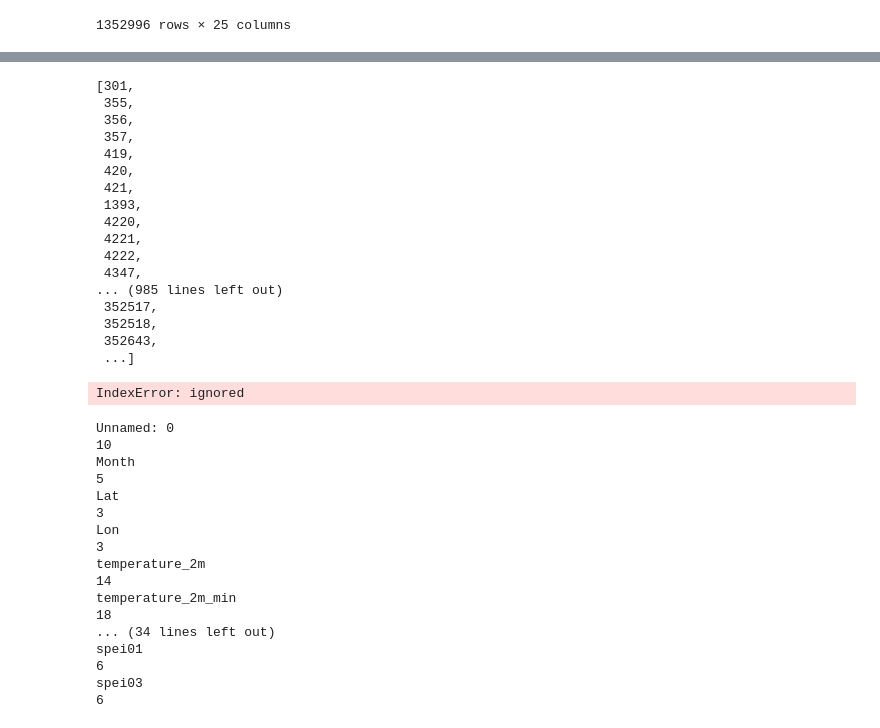
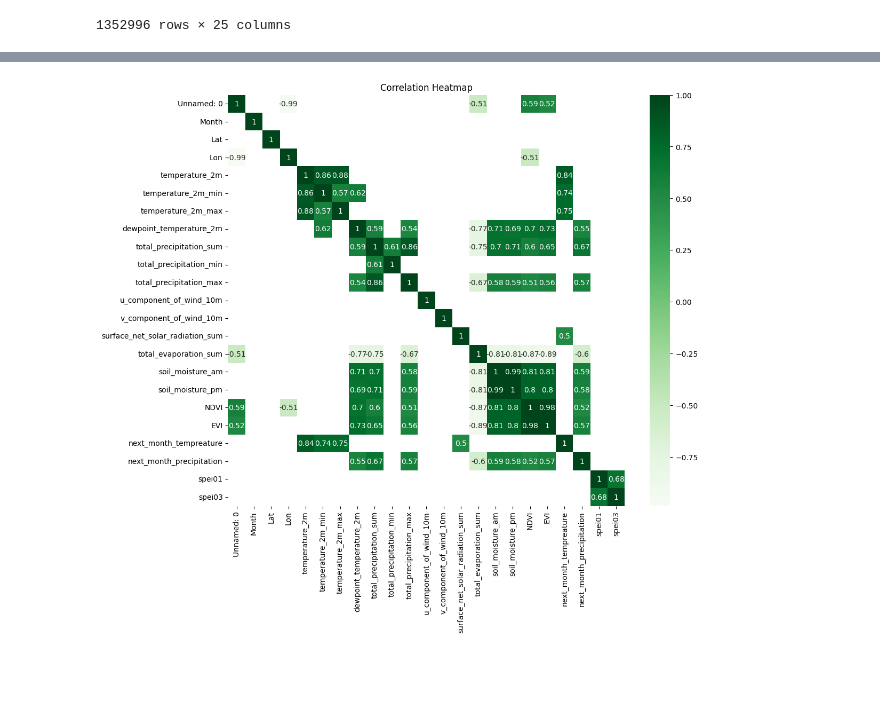
Before and after one commit to RoyZhaoGA/DroughtForecastAI, a Jupyter notebook: DroughtPrediction.ipynb, the cells around one changed output, grey strips where cells are left out. Saved outputs shown, nothing was run; the diff lists cells and outputs as text; code cells hidden in the pictures; blank space fills up the shorter version.

```diff
--- a/DroughtPrediction.ipynb
+++ b/DroughtPrediction.ipynb
@@ -57,3 +66,5 @@ Index(['Unnamed: 0', 'Month', 'Lat', 'Lon', 'temperature_2m',
+# %%
+dataset.dropna(subset=['spei01', 'spei03', 'next_month_precipitation', 'next_month_tempreature', 'EVI', 'NDVI', "soil_moisture_am", "soil_moisture_pm"], inplace=True)
 # %%
 dataset.isna().sum()
 # %% [output]
@@ -85,2 +91,0 @@ len(dataset)
-# %%
-dataset.dropna(subset=['spei01', 'spei03', 'next_month_precipitation', 'next_month_tempreature', 'EVI', 'NDVI', "soil_moisture_am"], inplace=True)
@@ -107,20 +91,0 @@ Name: 4220, dtype: float64
-# %%
-dataset[dataset['spei01'].isnull()].index.tolist()
-# %% [output]
-[301,
- 355,
- 356,
- 357,
- 419,
- 420,
- 421,
- 1393,
- 4220,
- 4221,
- 4222,
- 4347,
-... (985 lines left out)
- 352517,
- 352518,
- 352643,
- ...]
@@ -129,31 +92,11 @@ dataset = dataset.drop(["soil_moisture_am_anomaly", "soil_moisture_pm_anomaly"],
-# %%
-missing_columns = dataset.columns[dataset.isna().any()].tolist()
-missing_columns
-# %% [output]
-IndexError: ignored
-# %%
-for col in dataset.columns:
-  count = 0
-  for val in col:
-    if val is not None:
-      count = count+1
-  print(col)
-  print(count)
-# %% [output]
-Unnamed: 0
-10
-Month
-5
-Lat
-3
-Lon
-3
-temperature_2m
-14
-temperature_2m_min
-18
-... (34 lines left out)
-spei01
-6
-spei03
-6
+# %%
+correlation_matrix = dataset.corr()
+
+filtered_correlations = correlation_matrix[(correlation_matrix <= -0.5) | (correlation_matrix >= 0.5)]
+
+plt.figure(figsize=(12, 10))
+sns.heatmap(filtered_correlations, annot=True, cmap='Greens', center=0)
+plt.title("Correlation Heatmap")
+plt.show()
+# %% [output]
+[figure, added]
```
Also changed, not shown: parts of 12 cells of this notebook.
